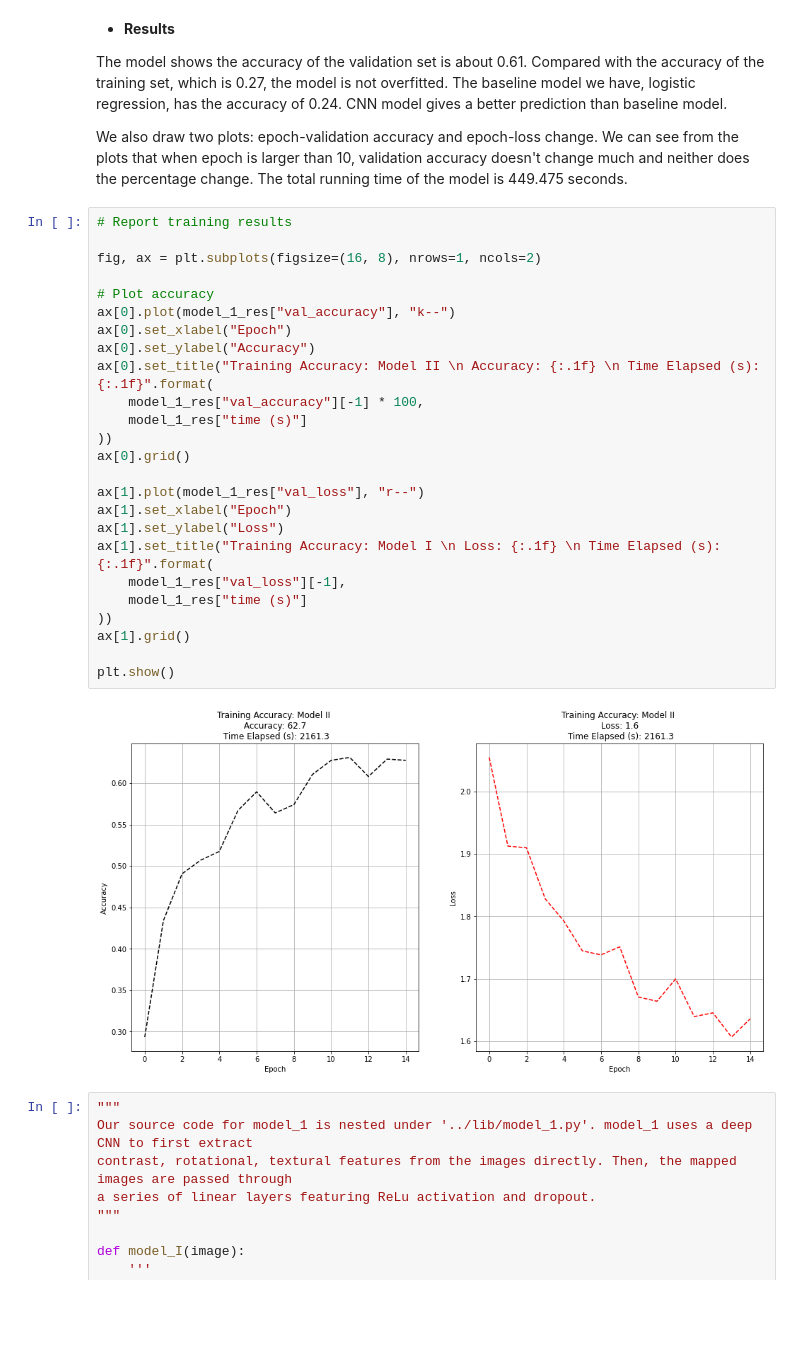
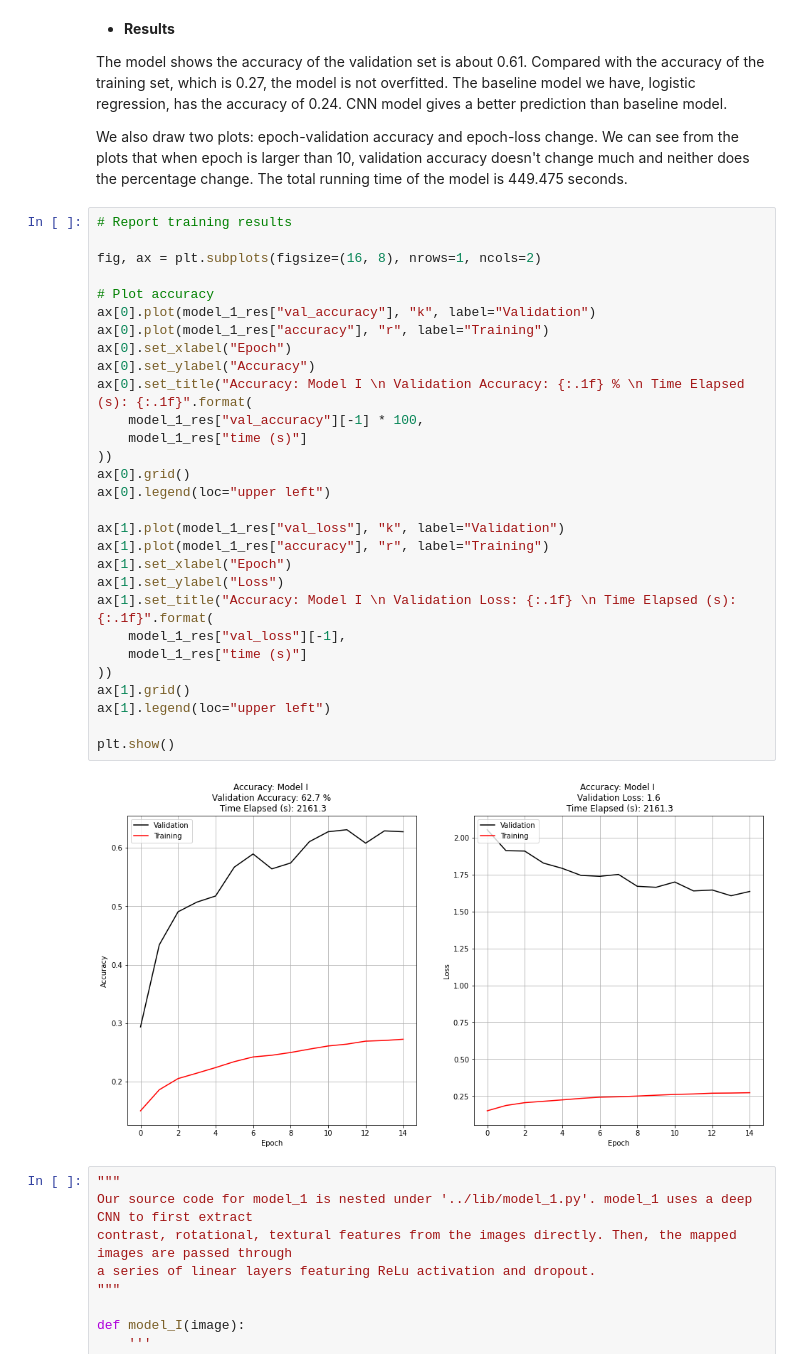
Before and after one commit to TZstatsADS/Fall2021-Project3-group1, a Jupyter notebook: doc/main_new.ipynb, the cells around one changed output. Cells and saved outputs as stored; diff of their text form; blank space fills up the shorter version.

```diff
--- a/doc/main_new.ipynb
+++ b/doc/main_new.ipynb
@@ -229,30 +211,34 @@ We also draw two plots: epoch-validation accuracy and epoch-loss change. We can
 # %%
 # Report training results
 
 fig, ax = plt.subplots(figsize=(16, 8), nrows=1, ncols=2)
 
 # Plot accuracy
-ax[0].plot(model_1_res["val_accuracy"], "k--")
+ax[0].plot(model_1_res["val_accuracy"], "k", label="Validation")
+ax[0].plot(model_1_res["accuracy"], "r", label="Training")
 ax[0].set_xlabel("Epoch")
 ax[0].set_ylabel("Accuracy")
-ax[0].set_title("Training Accuracy: Model II \n Accuracy: {:.1f} \n Time Elapsed (s): {:.1f}".format(
+ax[0].set_title("Accuracy: Model I \n Validation Accuracy: {:.1f} % \n Time Elapsed (s): {:.1f}".format(
     model_1_res["val_accuracy"][-1] * 100,
     model_1_res["time (s)"]
 ))
 ax[0].grid()
+ax[0].legend(loc="upper left")
 
-ax[1].plot(model_1_res["val_loss"], "r--")
+ax[1].plot(model_1_res["val_loss"], "k", label="Validation")
+ax[1].plot(model_1_res["accuracy"], "r", label="Training")
 ax[1].set_xlabel("Epoch")
 ax[1].set_ylabel("Loss")
-ax[1].set_title("Training Accuracy: Model I \n Loss: {:.1f} \n Time Elapsed (s): {:.1f}".format(
+ax[1].set_title("Accuracy: Model I \n Validation Loss: {:.1f} \n Time Elapsed (s): {:.1f}".format(
     model_1_res["val_loss"][-1],
     model_1_res["time (s)"]
 ))
 ax[1].grid()
+ax[1].legend(loc="upper left")
 
 plt.show()
 # %% [output]
-[figure, old version]
+[figure, new version]
 # %%
 """
 Our source code for model_1 is nested under '../lib/model_1.py'. model_1 uses a deep CNN to first extract
```
Also changed, not shown: parts of 19 cells of this notebook, 2 other files.
